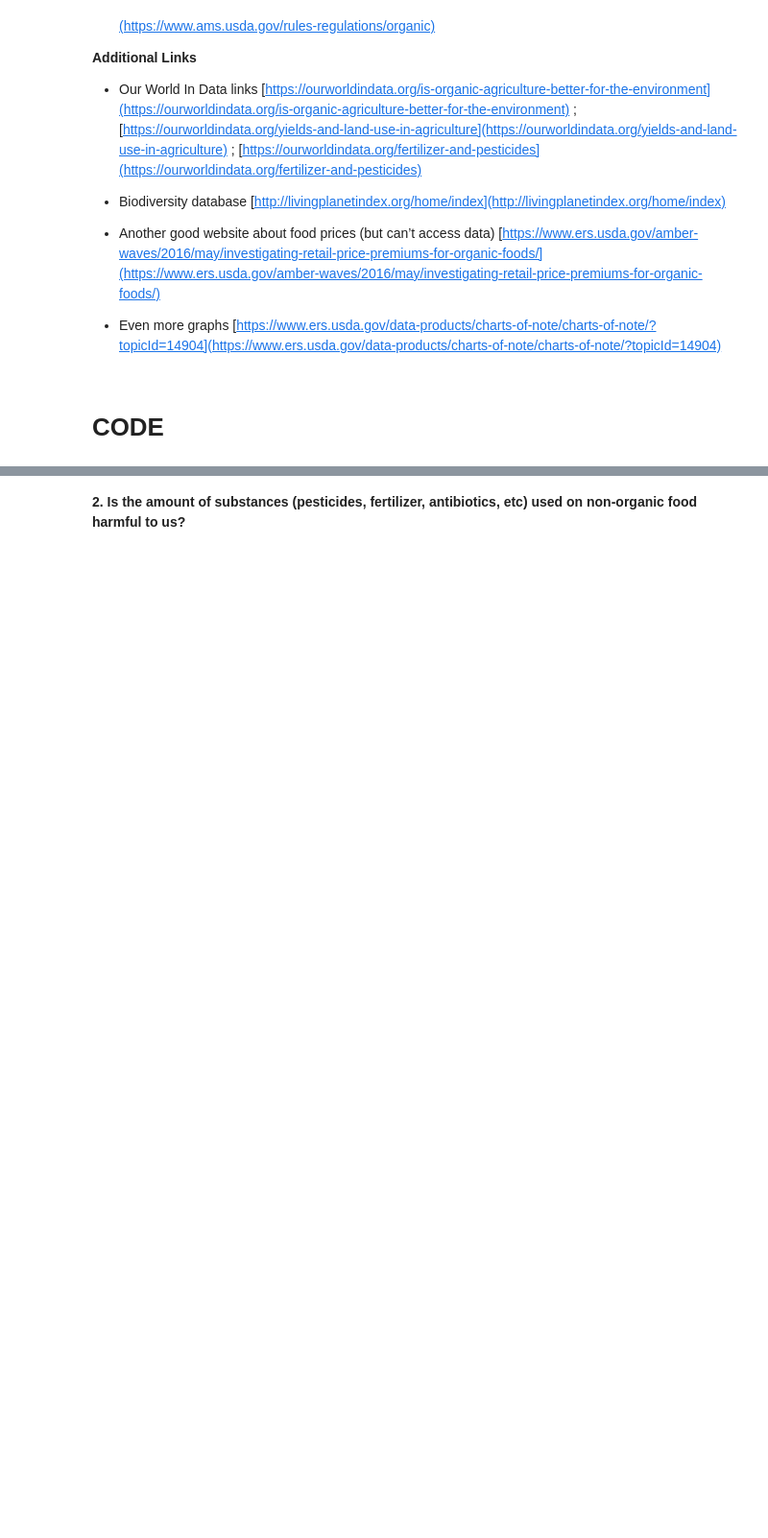
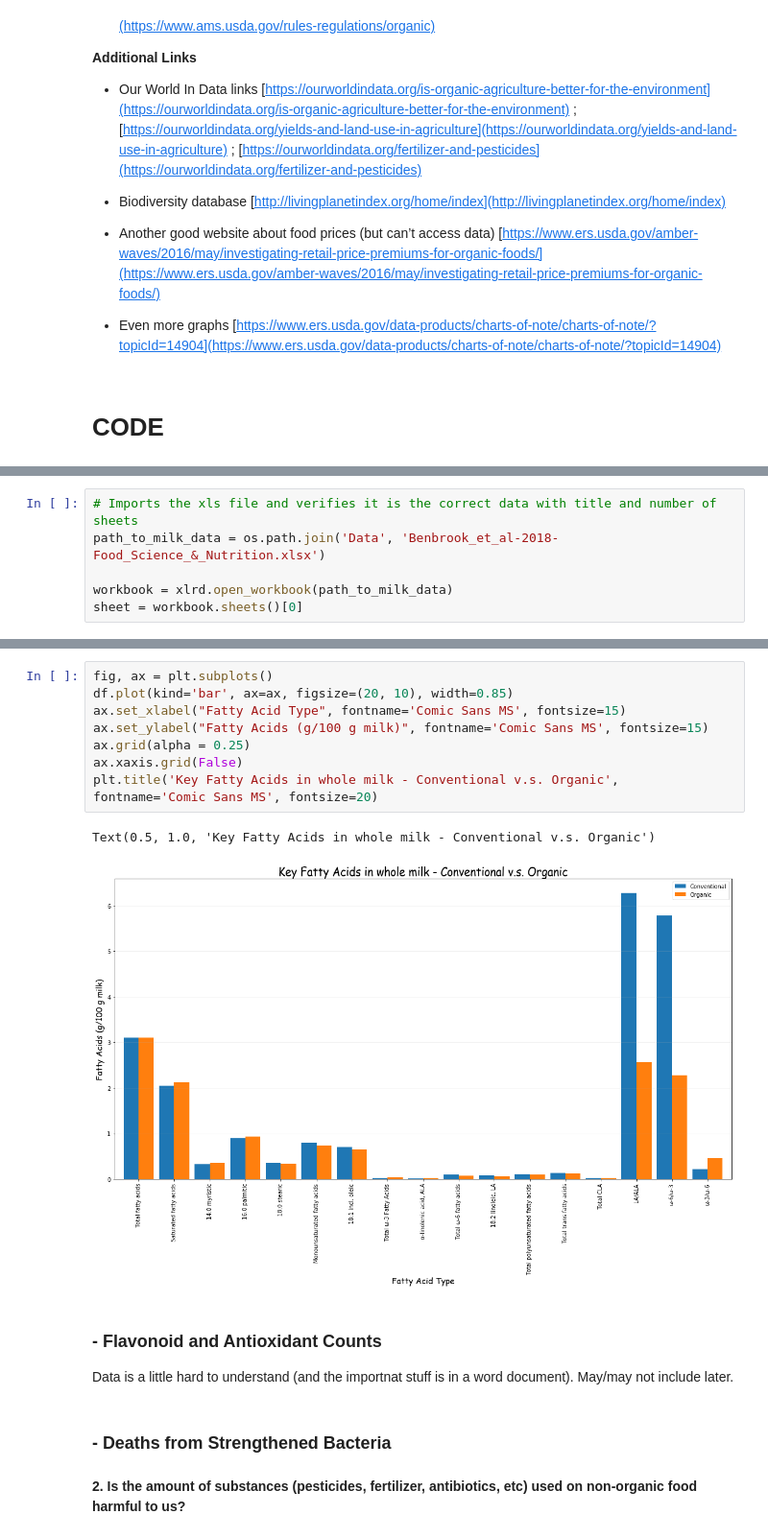
Before and after one commit to alswilli/CMPS-184-Final-Project, a Jupyter notebook: Is Organic Food worth it.ipynb, the cells around one changed output, grey strips where cells are left out. Shown: that part at 96% size. Cells and saved outputs as stored; diff of their text form; blank space fills up the shorter version.

Commit message:
added milk data bar grah

```diff
--- a/Is Organic Food worth it.ipynb
+++ b/Is Organic Food worth it.ipynb
@@ -99,0 +129,6 @@ Questions to answer and their corresponding data sets:
+# %%
+# Imports the xls file and verifies it is the correct data with title and number of sheets
+path_to_milk_data = os.path.join('Data', 'Benbrook_et_al-2018-Food_Science_&_Nutrition.xlsx')
+
+workbook = xlrd.open_workbook(path_to_milk_data)
+sheet = workbook.sheets()[0]
@@ -100,3 +216,20 @@ Questions to answer and their corresponding data sets:
+# %%
+fig, ax = plt.subplots()
+df.plot(kind='bar', ax=ax, figsize=(20, 10), width=0.85)
+ax.set_xlabel("Fatty Acid Type", fontname='Comic Sans MS', fontsize=15)
+ax.set_ylabel("Fatty Acids (g/100 g milk)", fontname='Comic Sans MS', fontsize=15)
+ax.grid(alpha = 0.25)
+ax.xaxis.grid(False)
+plt.title('Key Fatty Acids in whole milk - Conventional v.s. Organic', fontname='Comic Sans MS', fontsize=20)
+# %% [output]
+Text(0.5, 1.0, 'Key Fatty Acids in whole milk - Conventional v.s. Organic')
+[figure, added]
+# %% [markdown]
+### - Flavonoid and Antioxidant Counts
+
+Data is a little hard to understand (and the importnat stuff is in a word document). May/may not include later.
+# %% [markdown]
+### - Deaths from Strengthened Bacteria
 # %% [markdown]
 **2. Is the amount of substances (pesticides, fertilizer, antibiotics, etc) used on non-organic food harmful to us?**
 # %%
```
Also changed, not shown: parts of 16 cells of this notebook.
